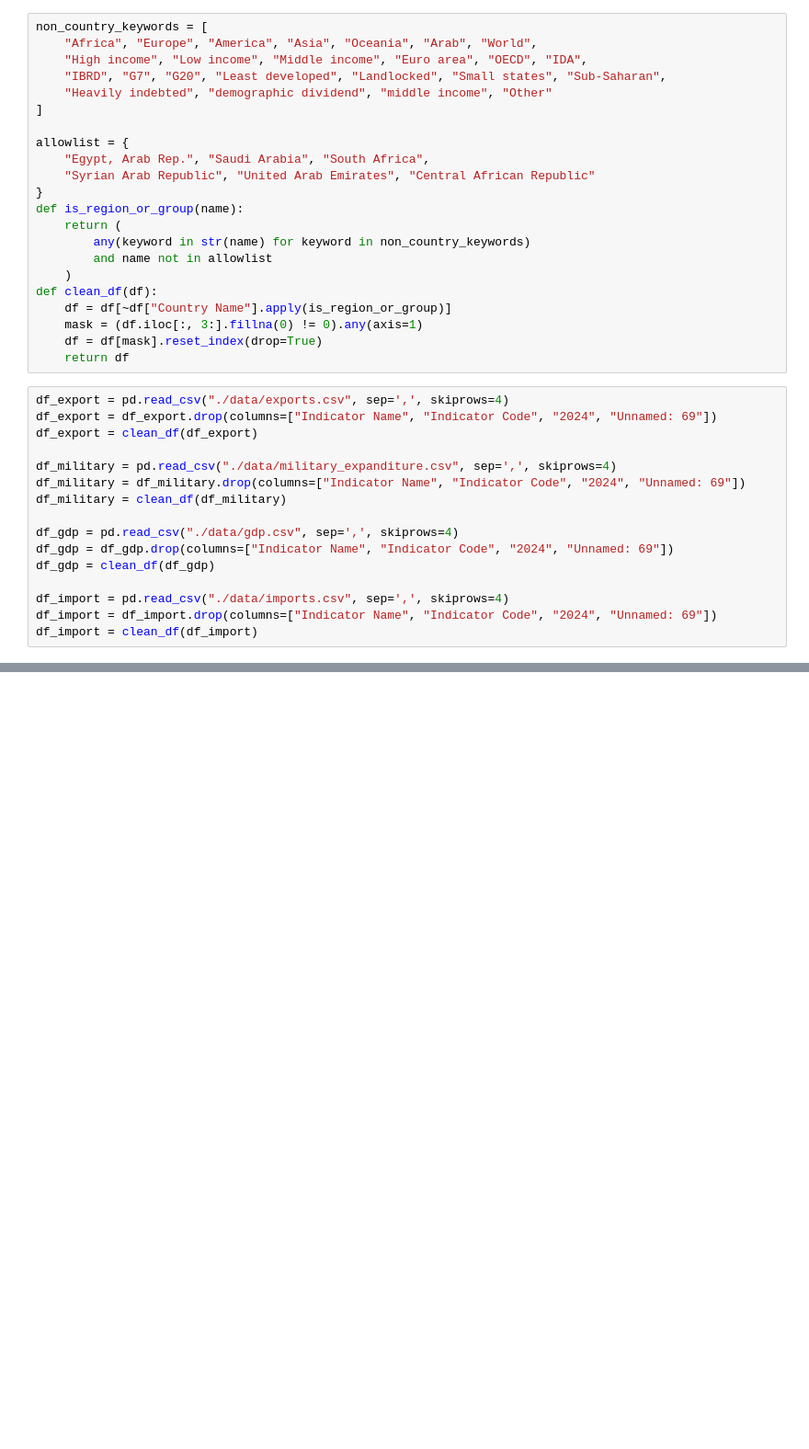
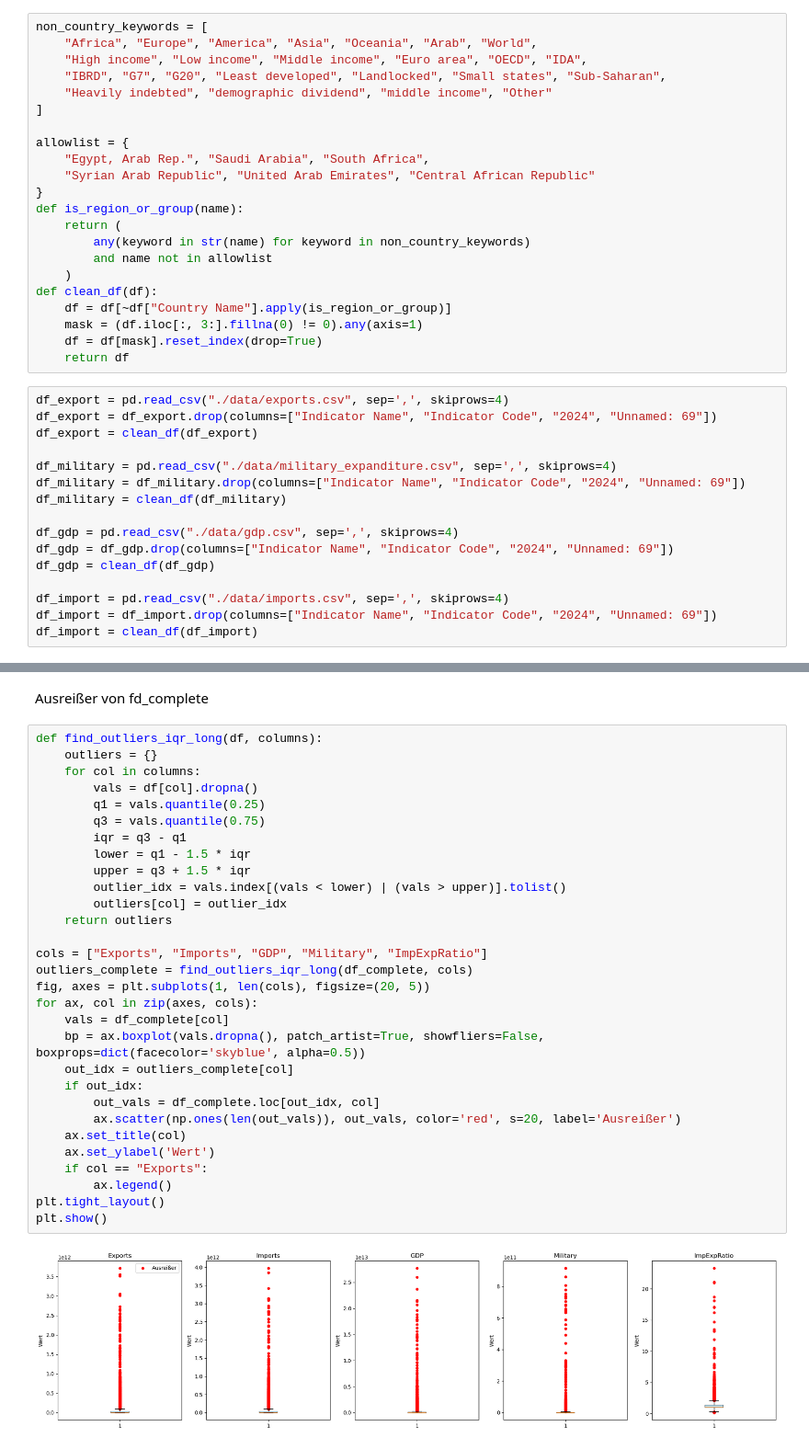
Before and after one commit to lorbke/BDA, a Jupyter notebook: preprocessing.ipynb, the cells around one changed output, grey strips where cells are left out. Shown at 92% size. Saved outputs shown, nothing was run; the diff lists cells and outputs as text; blank space fills up the shorter version.

```diff
--- a/preprocessing.ipynb
+++ b/preprocessing.ipynb
@@ -159,0 +200,34 @@ plt.show()
+# %% [markdown]
+Ausreißer von fd_complete
+# %%
+def find_outliers_iqr_long(df, columns):
+	outliers = {}
+	for col in columns:
+		vals = df[col].dropna()
+		q1 = vals.quantile(0.25)
+		q3 = vals.quantile(0.75)
+		iqr = q3 - q1
+		lower = q1 - 1.5 * iqr
+		upper = q3 + 1.5 * iqr
+		outlier_idx = vals.index[(vals < lower) | (vals > upper)].tolist()
+		outliers[col] = outlier_idx
+	return outliers
+
+cols = ["Exports", "Imports", "GDP", "Military", "ImpExpRatio"]
+outliers_complete = find_outliers_iqr_long(df_complete, cols)
+fig, axes = plt.subplots(1, len(cols), figsize=(20, 5))
+for ax, col in zip(axes, cols):
+	vals = df_complete[col]
+	bp = ax.boxplot(vals.dropna(), patch_artist=True, showfliers=False, boxprops=dict(facecolor='skyblue', alpha=0.5))
+	out_idx = outliers_complete[col]
+	if out_idx:
+		out_vals = df_complete.loc[out_idx, col]
+		ax.scatter(np.ones(len(out_vals)), out_vals, color='red', s=20, label='Ausreißer')
+	ax.set_title(col)
+	ax.set_ylabel('Wert')
+	if col == "Exports":
+		ax.legend()
+plt.tight_layout()
+plt.show()
+# %% [output]
+[figure, added]
```
Also changed, not shown: parts of 24 cells of this notebook.
